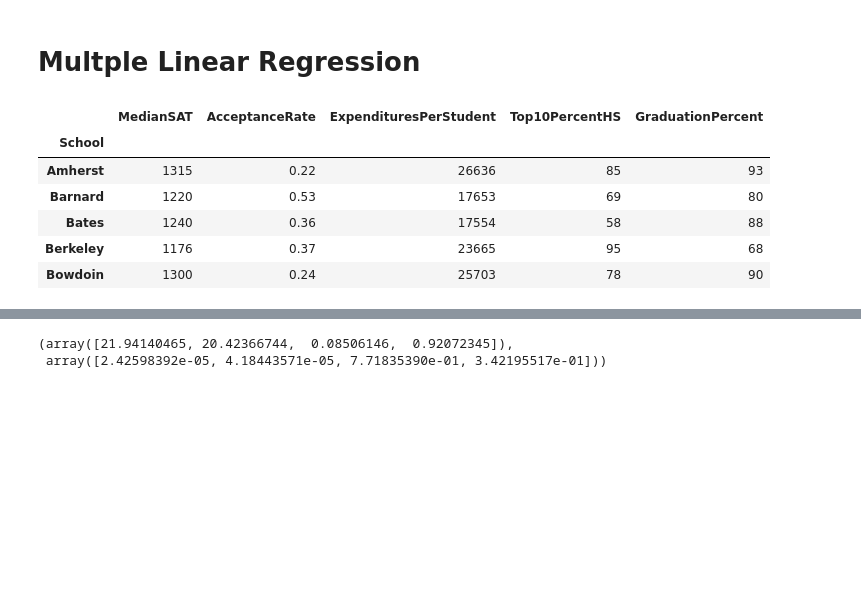
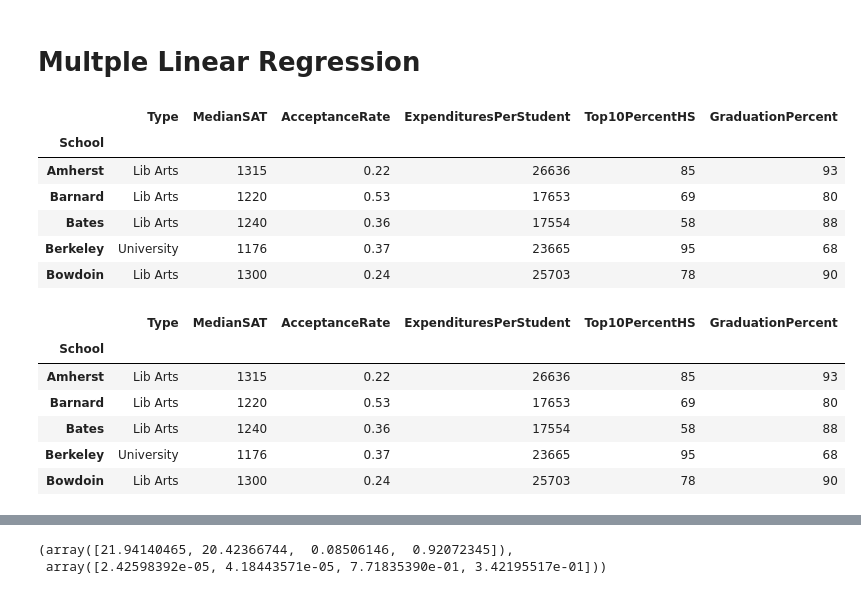
Before and after one commit to mahimai-raja/Data_Analytics, a Jupyter notebook: 02-Basics/Multiple_Linear_Regression/Lesson_01.ipynb, the cells around one changed output, grey strips where cells are left out. Cells and saved outputs as stored; diff of their text form; code cells hidden in the pictures; blank space fills up the shorter version.

```diff
--- a/02-Basics/Multiple_Linear_Regression/Lesson_01.ipynb
+++ b/02-Basics/Multiple_Linear_Regression/Lesson_01.ipynb
@@ -8,12 +9,11 @@ import seaborn as sb
 # %%
 data = pd.read_csv('colleges.csv', index_col=0)
-data = data.drop('Type', axis=1)
 data.head()
 # %% [output]
-|  | MedianSAT | AcceptanceRate | ExpendituresPerStudent | Top10PercentHS | GraduationPercent |
-| School |  |  |  |  |  |
-| Amherst | 1315 | 0.22 | 26636 | 85 | 93 |
-| Barnard | 1220 | 0.53 | 17653 | 69 | 80 |
-| Bates | 1240 | 0.36 | 17554 | 58 | 88 |
-| Berkeley | 1176 | 0.37 | 23665 | 95 | 68 |
-| Bowdoin | 1300 | 0.24 | 25703 | 78 | 90 |
+|  | Type | MedianSAT | AcceptanceRate | ExpendituresPerStudent | Top10PercentHS | GraduationPercent |
+| School |  |  |  |  |  |  |
+| Amherst | Lib Arts | 1315 | 0.22 | 26636 | 85 | 93 |
+| Barnard | Lib Arts | 1220 | 0.53 | 17653 | 69 | 80 |
+| Bates | Lib Arts | 1240 | 0.36 | 17554 | 58 | 88 |
+| Berkeley | University | 1176 | 0.37 | 23665 | 95 | 68 |
+| Bowdoin | Lib Arts | 1300 | 0.24 | 25703 | 78 | 90 |
@@ -22 +20,12 @@ independent = data.drop('GraduationPercent', axis=1)
+# %%
+data = pd.read_csv('colleges.csv', index_col=0)
+data.head()
+# %% [output]
+|  | Type | MedianSAT | AcceptanceRate | ExpendituresPerStudent | Top10PercentHS | GraduationPercent |
+| School |  |  |  |  |  |  |
+| Amherst | Lib Arts | 1315 | 0.22 | 26636 | 85 | 93 |
+| Barnard | Lib Arts | 1220 | 0.53 | 17653 | 69 | 80 |
+| Bates | Lib Arts | 1240 | 0.36 | 17554 | 58 | 88 |
+| Berkeley | University | 1176 | 0.37 | 23665 | 95 | 68 |
+| Bowdoin | Lib Arts | 1300 | 0.24 | 25703 | 78 | 90 |
 # %%
```
Also changed, not shown: parts of 29 cells of this notebook.
